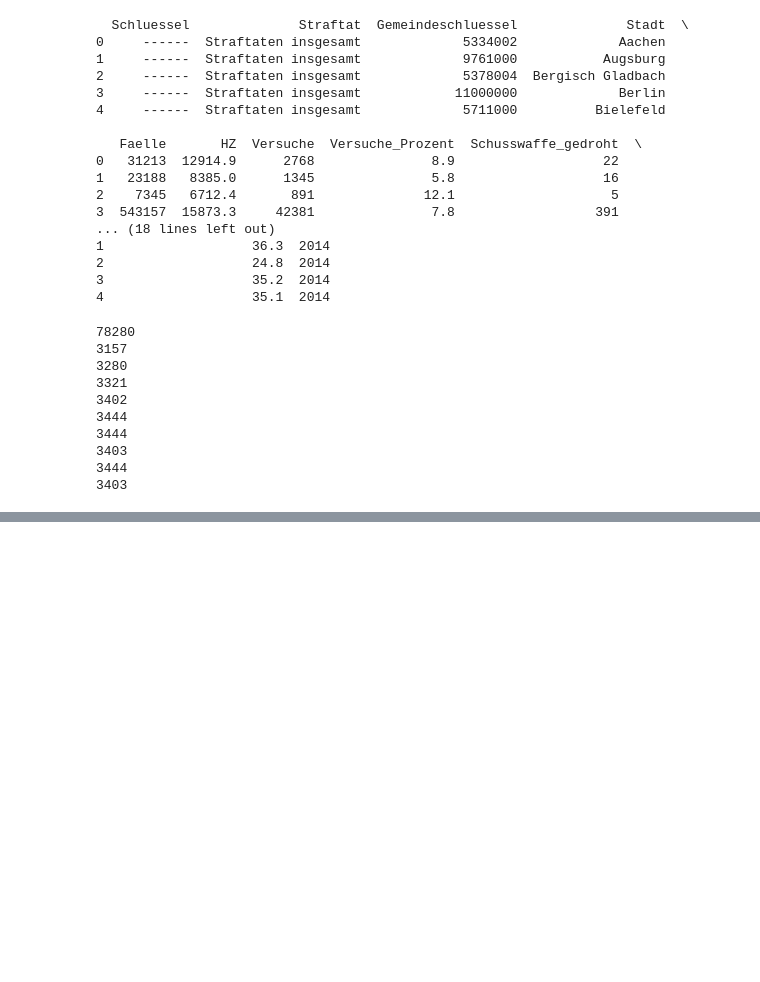
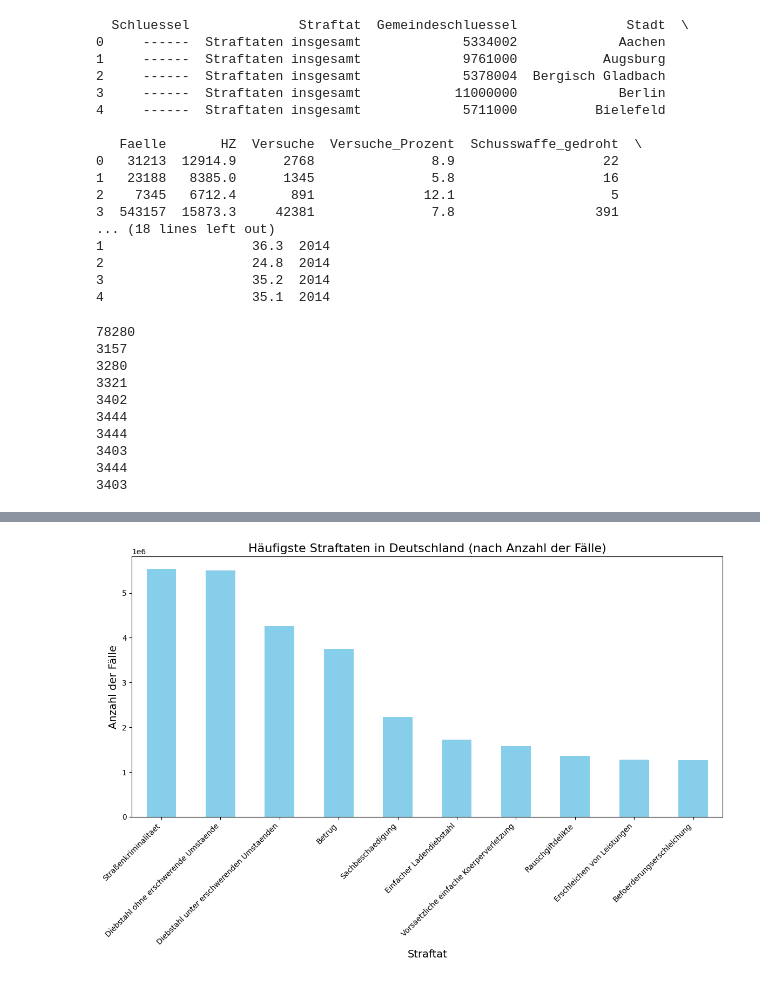
Before and after one commit to HerrMitesch/krimistat, a Jupyter notebook: Cleaning_Faelle.ipynb, the cells around one changed output, grey strips where cells are left out. Cells and saved outputs as stored; diff of their text form; code cells hidden in the pictures; blank space fills up the shorter version.

```diff
--- a/Cleaning_Faelle.ipynb
+++ b/Cleaning_Faelle.ipynb
@@ -290,0 +508,28 @@ combined_df.to_csv("Faelle_combined_clean.csv",index=False)
+# %%
+import matplotlib.pyplot as plt
+from matplotlib.ticker import ScalarFormatter
+
+# Entfernen der Zeilen, in denen 'Vereinfachte_Straftat' das Wort 'insgesamt' enthält
+df = df[~df['Vereinfachte_Straftat'].str.contains('insgesamt')]
+
+
+# Aggregiere die Faelle nach der vereinfachten Straftat
+crime_counts = df.groupby('Vereinfachte_Straftat')['Faelle'].sum()
+
+# Erstellen des Plots
+plt.figure(figsize=(12, 8))
+crime_counts.sort_values(ascending=False).head(10).plot(kind='bar', color='skyblue')
+
+# Formatierung der y-Achse, um die wissenschaftliche Notation zu vermeiden
+plt.gca().yaxis.set_major_formatter(ScalarFormatter())
+
+plt.title('Häufigste Straftaten in Deutschland (nach Anzahl der Fälle)', fontsize=16)
+plt.xlabel('Straftat', fontsize=14)
+plt.ylabel('Anzahl der Fälle', fontsize=14)
+plt.xticks(rotation=45, ha='right')
+plt.tight_layout()
+
+# Anzeigen des Plots
+plt.show()
+# %% [output]
+[figure, added]
```
Also changed, not shown: parts of 14 cells of this notebook, 5 other files.
